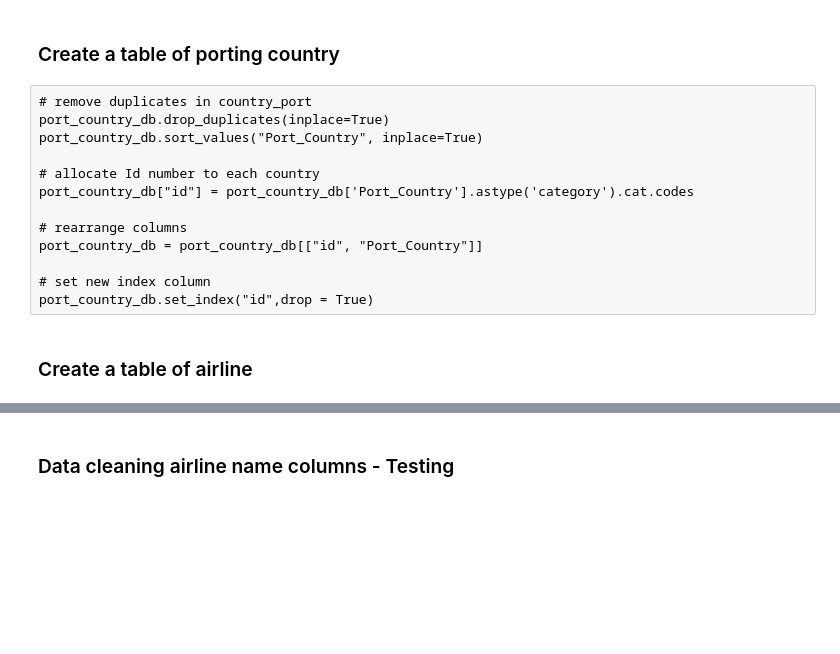
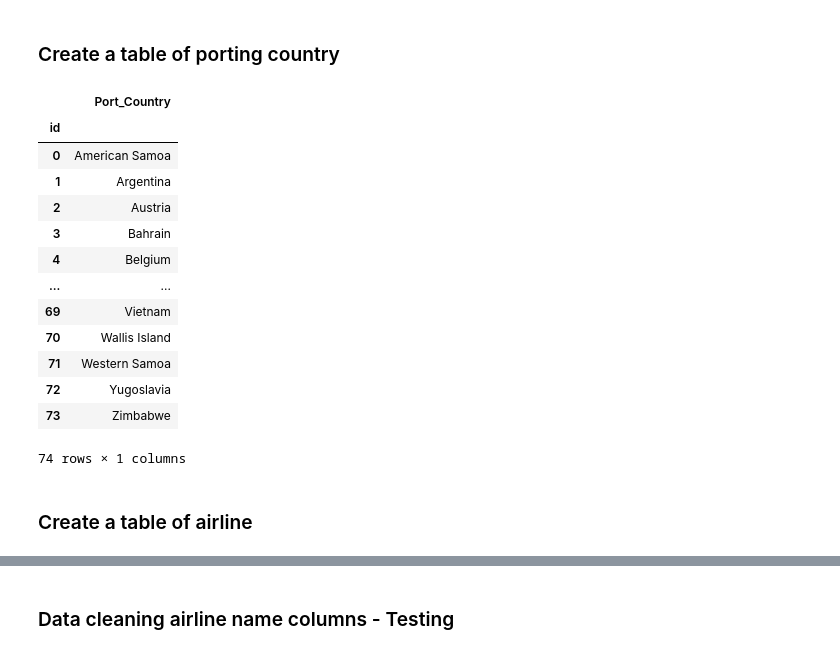
Before and after one commit to RealDreammaker/ProjectETL, a Jupyter notebook: Scripts/flight_tracker.ipynb, the cells around one changed output, grey strips where cells are left out. Saved outputs shown, nothing was run; the diff lists cells and outputs as text; code cells hidden in the pictures; blank space fills up the shorter version.

```diff
--- a/Scripts/flight_tracker.ipynb
+++ b/Scripts/flight_tracker.ipynb
@@ -29,23 +29,38 @@ df
 ### Create a table of porting country
 # %%
 port_country_db = df[["Port_Country"]].copy()
-# %% [raw]
-# remove duplicates in country_port
-port_country_db.drop_duplicates(inplace=True)
-port_country_db.sort_values("Port_Country", inplace=True)
-
-# allocate Id number to each country
-port_country_db["id"] = port_country_db['Port_Country'].astype('category').cat.codes
-
-# rearrange columns
-port_country_db = port_country_db[["id", "Port_Country"]]
-
-# set new index column
-port_country_db.set_index("id",drop = True)
+# %%
+# remove duplicates in country_port
+port_country_db.drop_duplicates(inplace=True)
+port_country_db.sort_values("Port_Country", inplace=True)
+
+# allocate Id number to each country
+port_country_db["id"] = port_country_db['Port_Country'].astype('category').cat.codes
+
+# rearrange columns
+port_country_db = port_country_db[["id", "Port_Country"]]
+
+# set new index column
+port_country_db.set_index("id",drop = True)
+# %% [output]
+|  | Port_Country |
+| id |  |
+| 0 | American Samoa |
+| 1 | Argentina |
+| 2 | Austria |
+| 3 | Bahrain |
+| 4 | Belgium |
+| ... | ... |
+| 69 | Vietnam |
+| 70 | Wallis Island |
+| 71 | Western Samoa |
+| 72 | Yugoslavia |
+| 73 | Zimbabwe |
+74 rows × 1 columns
 # %%
 port_country_db.to_csv("../Data Transformed/Port_Country.csv", index = False)
-# %% [markdown]
-### Create a table of airline
+# %% [markdown]
+### Create a table of airline
 # %%
 df
 # %% [output]
```
Also changed, not shown: parts of 15 cells of this notebook.
